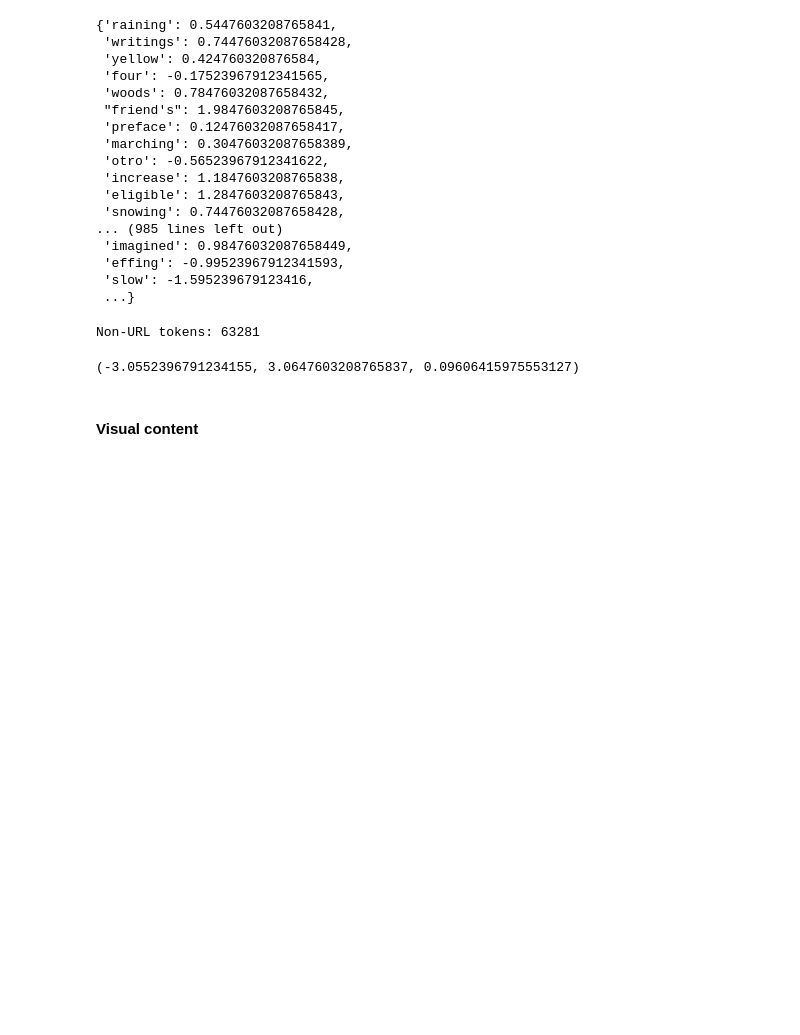
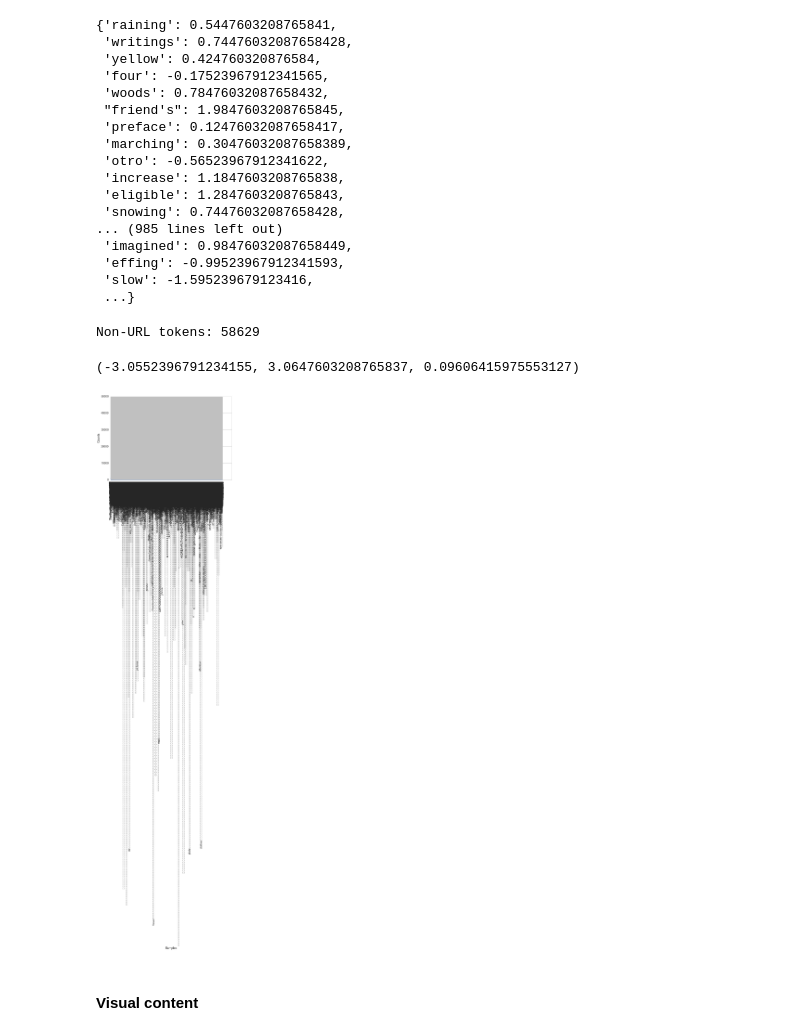
Before and after one commit to belindazeng/goingviral, a Jupyter notebook: goingviral.ipynb, the cells around one changed output. Cells and saved outputs as stored; diff of their text form; code cells hidden in the pictures; blank space fills up the shorter version.

```diff
--- a/goingviral.ipynb
+++ b/goingviral.ipynb
@@ -715,14 +715,19 @@ happiness
  'slow': -1.595239679123416,
  ...}
 # %%
-urltokens = [x for x in fdist.hapaxes() if x[:6] == '//t.co']
-print "Non-URL tokens:", len(utokens) - len(urltokens)
+utokens_ = [x for x in utokens if x[:6] != '//t.co']
+urltokens = [x for x in utokens if x[:6] == '//t.co']
+print "Non-URL tokens:", len(utokens_)
 # %% [output]
-Non-URL tokens: 63281
+Non-URL tokens: 58629
 # %%
 dftouse.sentiment.min(), dftouse.sentiment.max(), dftouse.sentiment.mean()
 # %% [output]
 (-3.0552396791234155, 3.0647603208765837, 0.09606415975553127)
+# %%
+fdist.plot()
+# %% [output]
+[figure, added]
 # %% [markdown]
 #### Visual content
 # %% [markdown]
```
